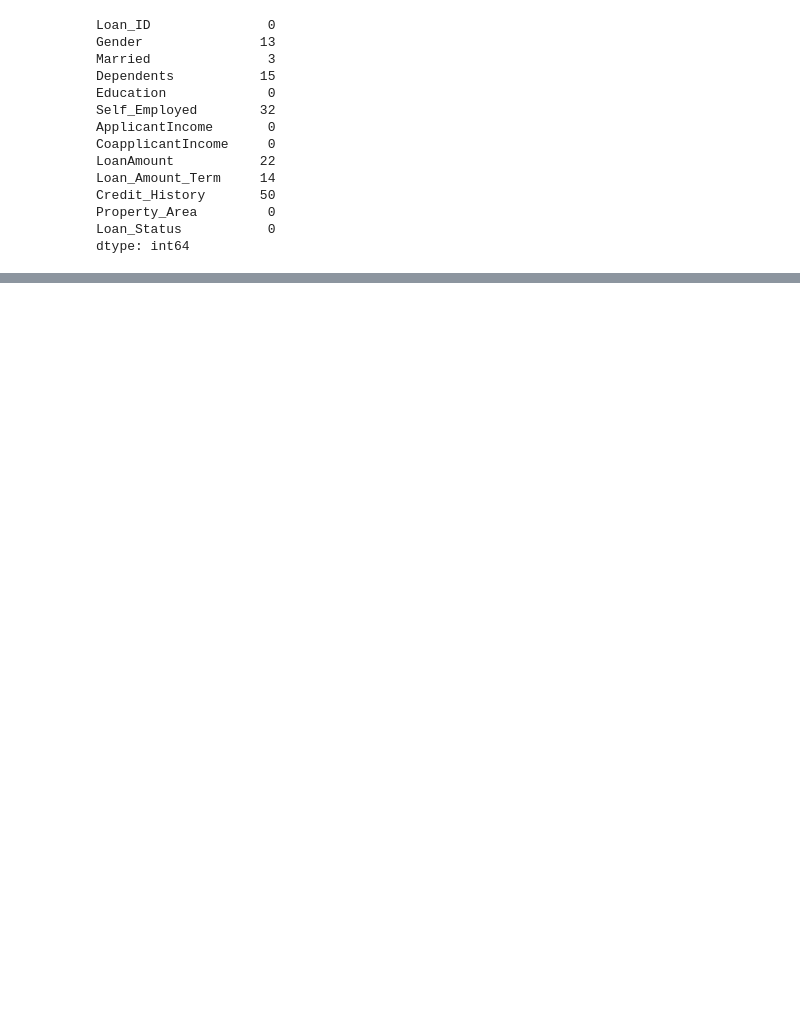
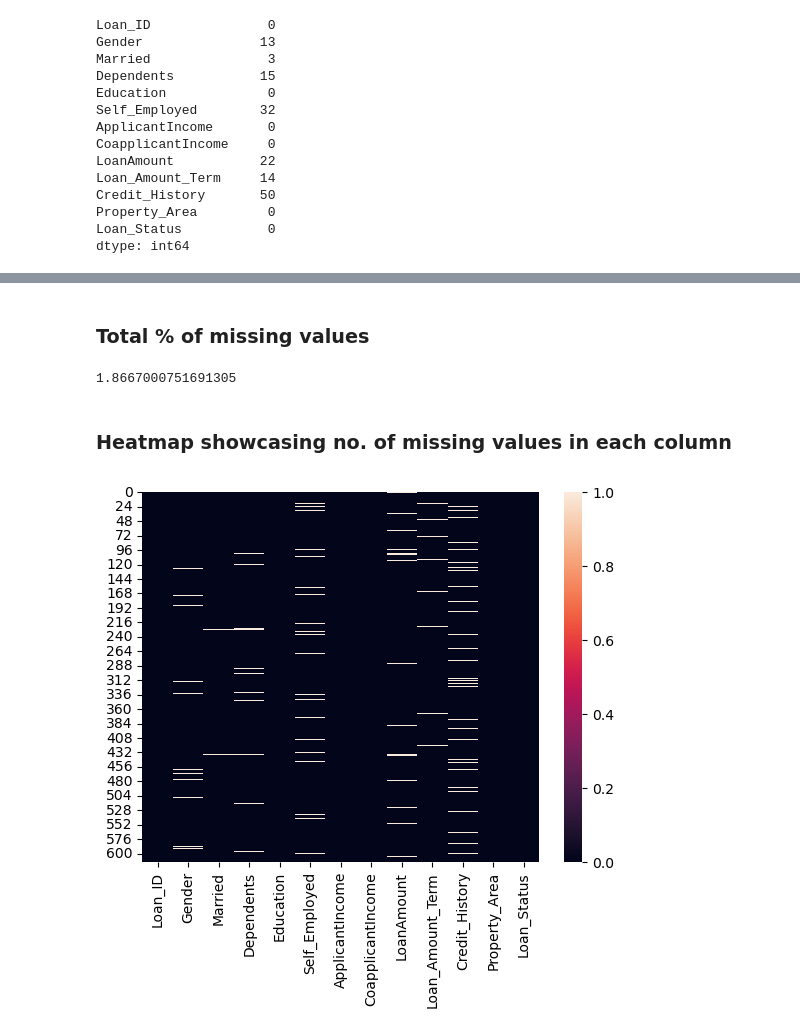
Before and after one commit to pravatn01/Loan-Data-Cleaning, a Jupyter notebook: loan_clean.ipynb, the cells around one changed output, grey strips where cells are left out. Saved outputs shown, nothing was run; the diff lists cells and outputs as text; code cells hidden in the pictures; blank space fills up the shorter version.

Commit message:
visualizing missing values in dataset

```diff
--- a/loan_clean.ipynb
+++ b/loan_clean.ipynb
@@ -3,5 +7,5 @@ import pandas as pd
 # %%
-df = pd.read_csv(r'D:\Data Cleaning\CSVs\loan.csv')
+df = pd.read_csv('loan.csv')
 # %%
 df.head(3)
 # %% [output]
@@ -28,0 +52,13 @@ dtype: int64
+# %% [markdown]
+### Total % of missing values
+# %%
+(df.isnull().sum().sum()/(df.shape[0]*df.shape[1]))*100
+# %% [output]
+1.8667000751691305
+# %% [markdown]
+### Heatmap showcasing no. of missing values in each column
+# %%
+sns.heatmap(df.isnull())
+plt.show()
+# %% [output]
+[figure, added]
```
Also changed, not shown: parts of 4 cells of this notebook.
